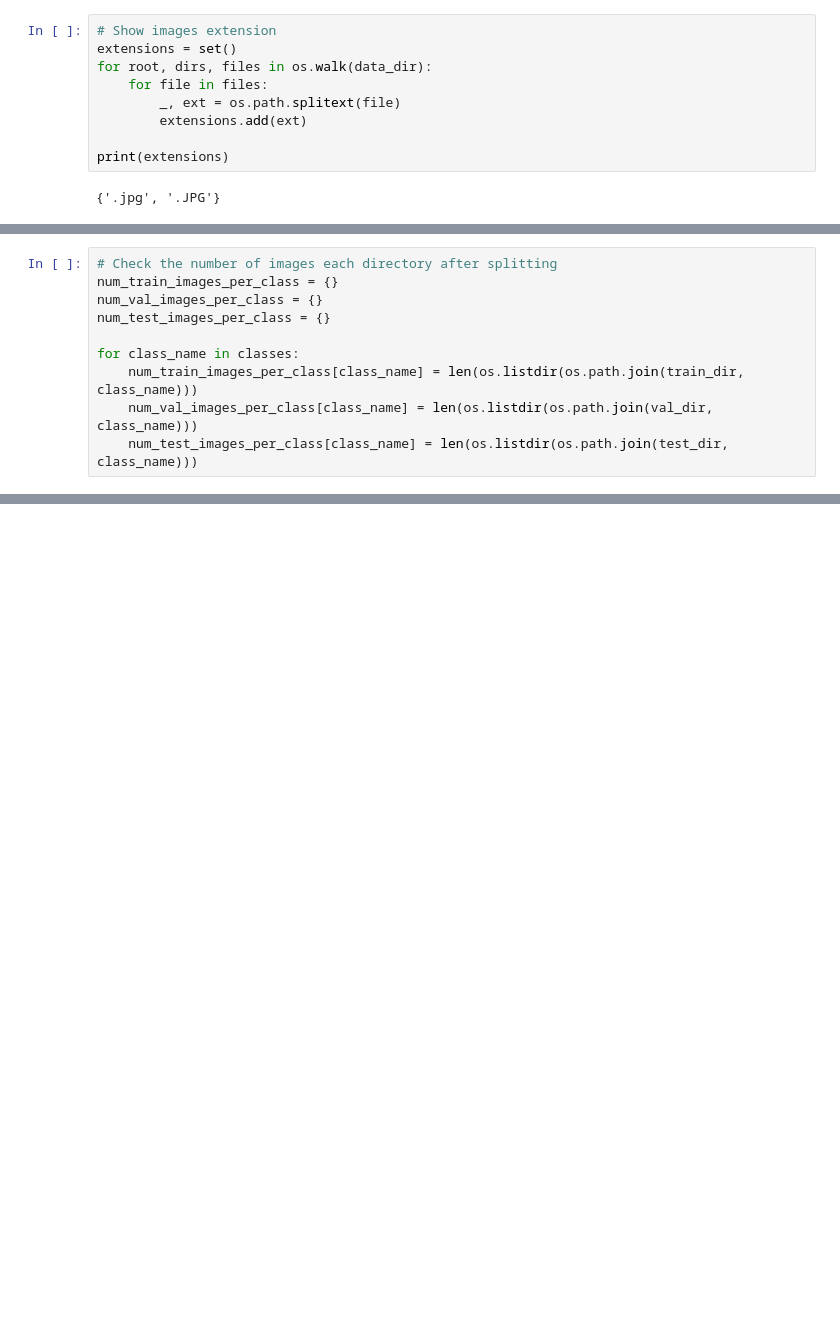
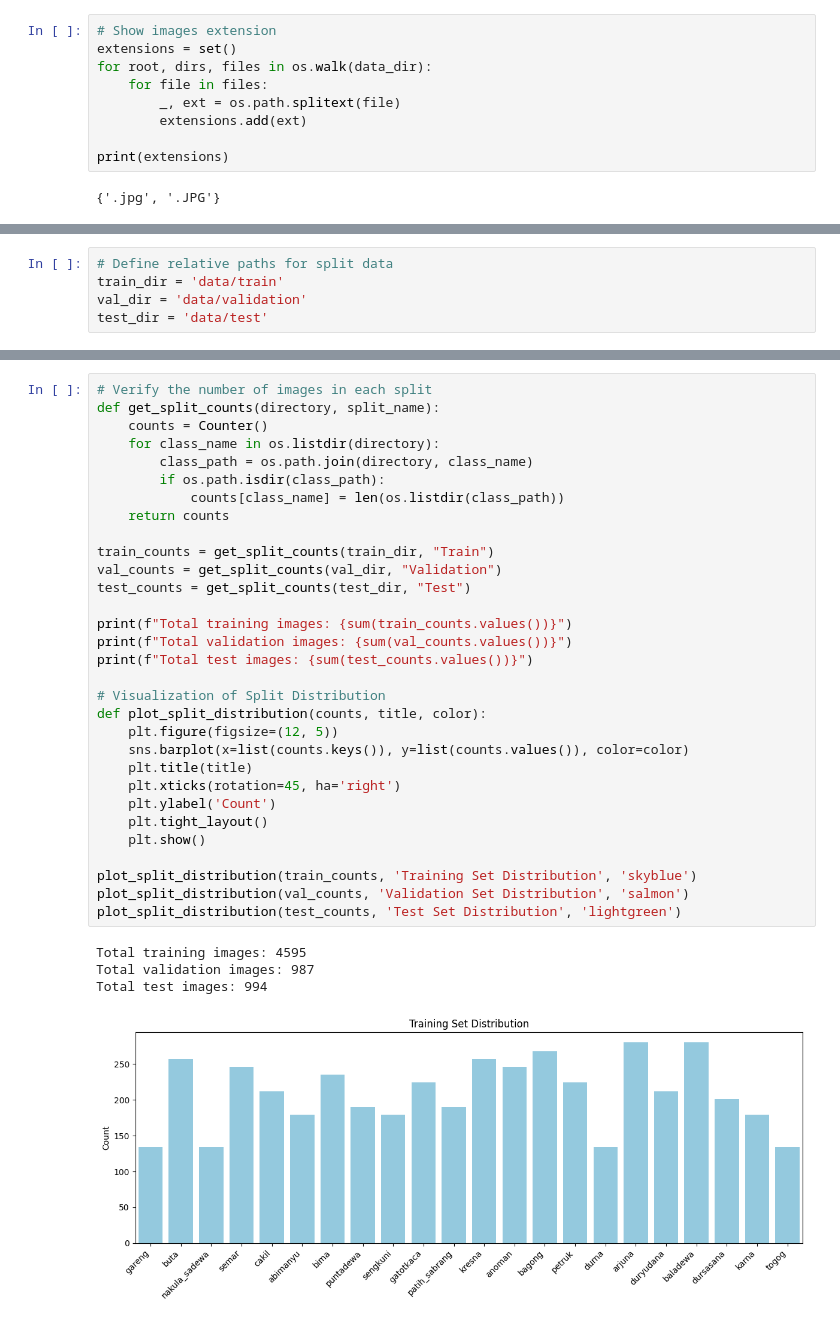
Before and after one commit to rizkiwijanarko/Wayang_Kulit_Characters_Classification_using_Ensemble_Learning_Majority_Voting, a Jupyter notebook: Wayang_Classification_using_Ensemble_Learning_With_InceptionV3,_EfficientNetB2,_and_ResNet101V2.ipynb, the cells around one changed output, grey strips where cells are left out. Cells and saved outputs as stored; diff of their text form; blank space fills up the shorter version.

```diff
--- a/Wayang_Classification_using_Ensemble_Learning_With_InceptionV3,_EfficientNetB2,_and_ResNet101V2.ipynb
+++ b/Wayang_Classification_using_Ensemble_Learning_With_InceptionV3,_EfficientNetB2,_and_ResNet101V2.ipynb
@@ -144,10 +139,0 @@ for class_name in classes:
-# %%
-# Check the number of images each directory after splitting
-num_train_images_per_class = {}
-num_val_images_per_class = {}
-num_test_images_per_class = {}
-
-for class_name in classes:
-    num_train_images_per_class[class_name] = len(os.listdir(os.path.join(train_dir, class_name)))
-    num_val_images_per_class[class_name] = len(os.listdir(os.path.join(val_dir, class_name)))
-    num_test_images_per_class[class_name] = len(os.listdir(os.path.join(test_dir, class_name)))
@@ -587,0 +143,5 @@ F1-Score             1.0000
+# %%
+# Define relative paths for split data
+train_dir = 'data/train'
+val_dir = 'data/validation'
+test_dir = 'data/test'
@@ -587,0 +183,36 @@ F1-Score             1.0000
+# %%
+# Verify the number of images in each split
+def get_split_counts(directory, split_name):
+    counts = Counter()
+    for class_name in os.listdir(directory):
+        class_path = os.path.join(directory, class_name)
+        if os.path.isdir(class_path):
+            counts[class_name] = len(os.listdir(class_path))
+    return counts
+
+train_counts = get_split_counts(train_dir, "Train")
+val_counts = get_split_counts(val_dir, "Validation")
+test_counts = get_split_counts(test_dir, "Test")
+
+print(f"Total training images: {sum(train_counts.values())}")
+print(f"Total validation images: {sum(val_counts.values())}")
+print(f"Total test images: {sum(test_counts.values())}")
+
+# Visualization of Split Distribution
+def plot_split_distribution(counts, title, color):
+    plt.figure(figsize=(12, 5))
+    sns.barplot(x=list(counts.keys()), y=list(counts.values()), color=color)
+    plt.title(title)
+    plt.xticks(rotation=45, ha='right')
+    plt.ylabel('Count')
+    plt.tight_layout()
+    plt.show()
+
+plot_split_distribution(train_counts, 'Training Set Distribution', 'skyblue')
+plot_split_distribution(val_counts, 'Validation Set Distribution', 'salmon')
+plot_split_distribution(test_counts, 'Test Set Distribution', 'lightgreen')
+# %% [output]
+Total training images: 4595
+Total validation images: 987
+Total test images: 994
+[figure, added]
```
Also changed, not shown: parts of 56 cells of this notebook.
